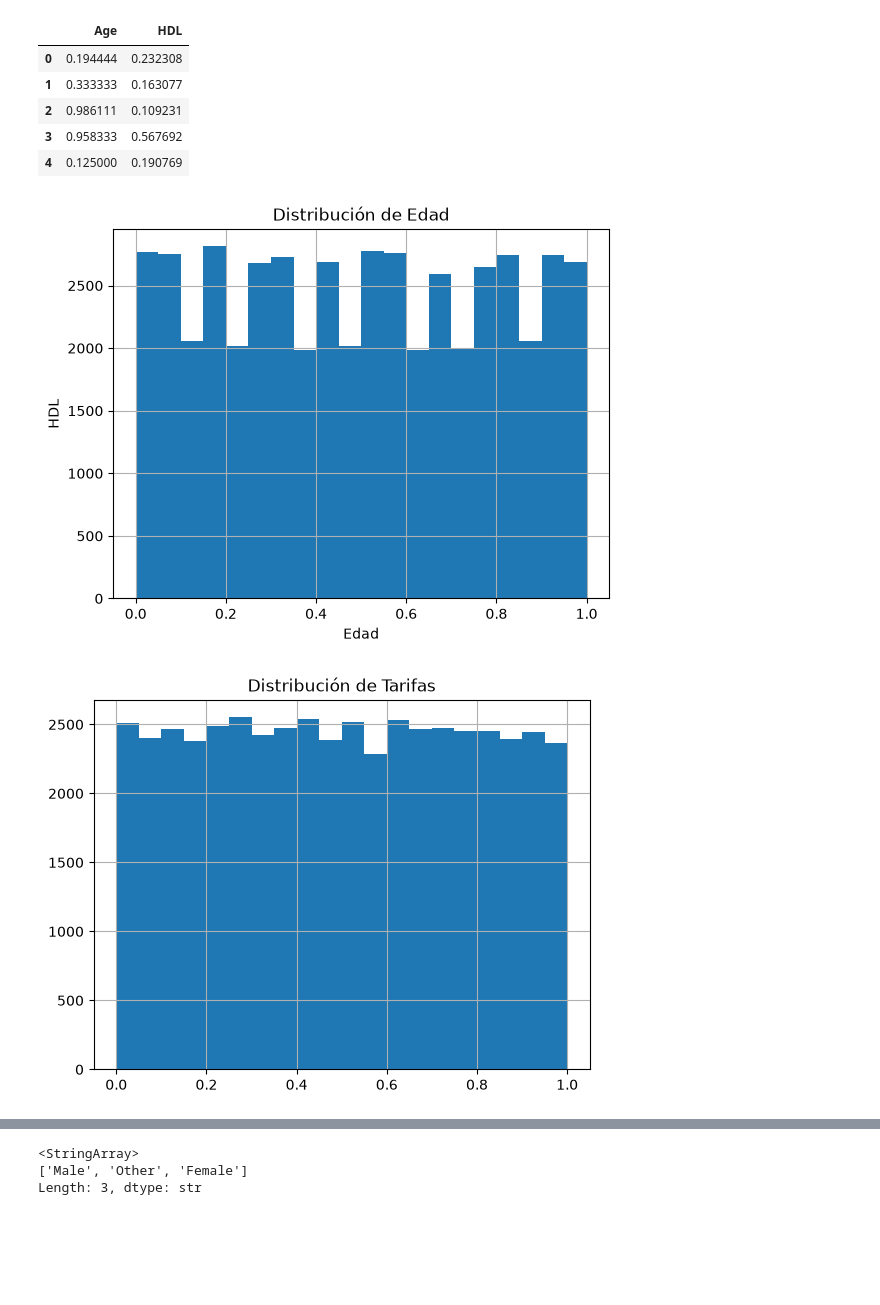
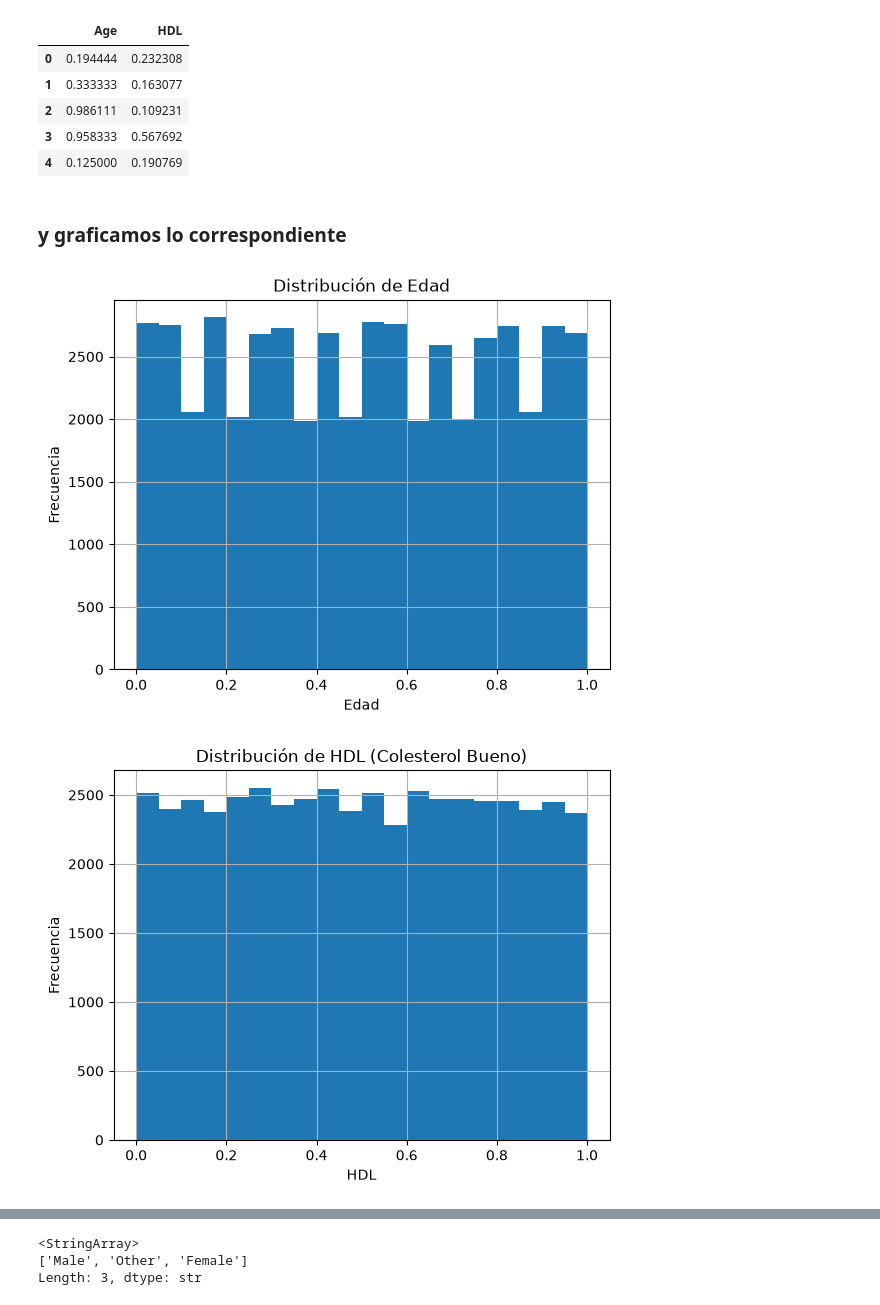
Before and after one commit to hernandezjimmy270-prog/Clase_IARMA-3, a Jupyter notebook: clase.ipynb, the cells around one changed output, grey strips where cells are left out. Saved outputs shown, nothing was run; the diff lists cells and outputs as text; code cells hidden in the pictures; blank space fills up the shorter version.

```diff
--- a/clase.ipynb
+++ b/clase.ipynb
@@ -100,6 +105,6 @@ En este caso decimos que solo queremos saber mi dataset.
 # %%
-df["Patient_ID"].fillna(
-    df["Patient_ID"].median(),
+df["Age"].fillna(
+    df["Age"].median(),
     inplace=True
 )
 # %% [output]
@@ -125,6 +132,6 @@ Name: Patient_ID, Length: 50000, dtype: int64
 # %%
-df["Patient_ID"].fillna(
-    df["Age"].mode()[0],
+df["Physical_Activity_Level"].fillna(
+    df["Physical_Activity_Level"].mode()[0],
     inplace=True
 )
 # %% [output]
@@ -248,6 +273,7 @@ df.describe()
 # %%
 df["Gender"] = df["Gender"].map({
-    "male":"Yes",
-    "female":"No"
+    "Male": 0,
+    "Female": 1,
+    "Other": 2
 })
 # %%
@@ -285,6 +303,8 @@ df[["Age","HDL"]].head()
 | 2 | 0.986111 | 0.109231 |
 | 3 | 0.958333 | 0.567692 |
 | 4 | 0.125000 | 0.190769 |
+# %% [markdown]
+### y graficamos lo correspondiente
 # %%
 df["Age"].hist(
     bins=20
@@ -292,17 +312,20 @@ df["Age"].hist(
 
 plt.title("Distribución de Edad")
 plt.xlabel("Edad")
-plt.ylabel("HDL")
+plt.ylabel("Frecuencia")
 
 plt.show()
 # %% [output]
-[figure, old version]
+[figure, new version]
 # %%
 df["HDL"].hist(
     bins=20
 )
 
-plt.title("Distribución de Tarifas")
+plt.title("Distribución de HDL (Colesterol Bueno)")
+plt.xlabel("HDL")
+plt.ylabel("Frecuencia")
+
 plt.show()
 # %% [output]
-[figure, old version]
+[figure, new version]
```
Also changed, not shown: parts of 46 cells of this notebook, 4 other files.
